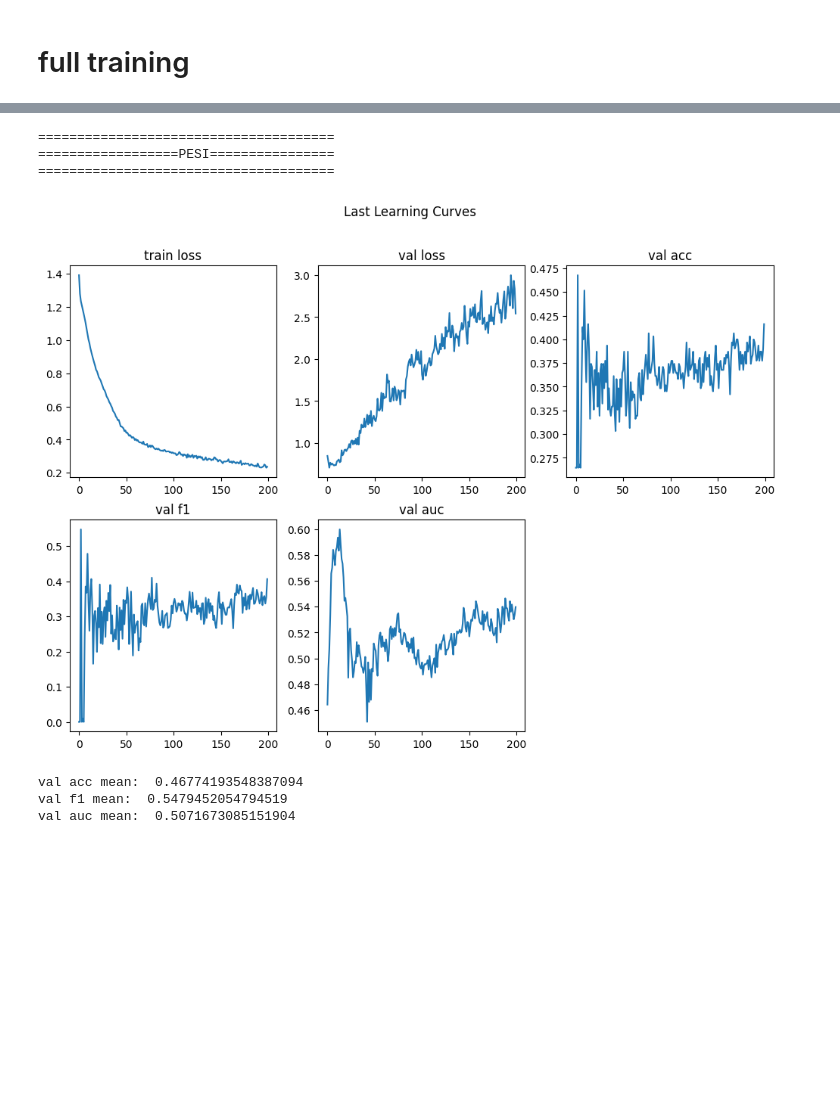
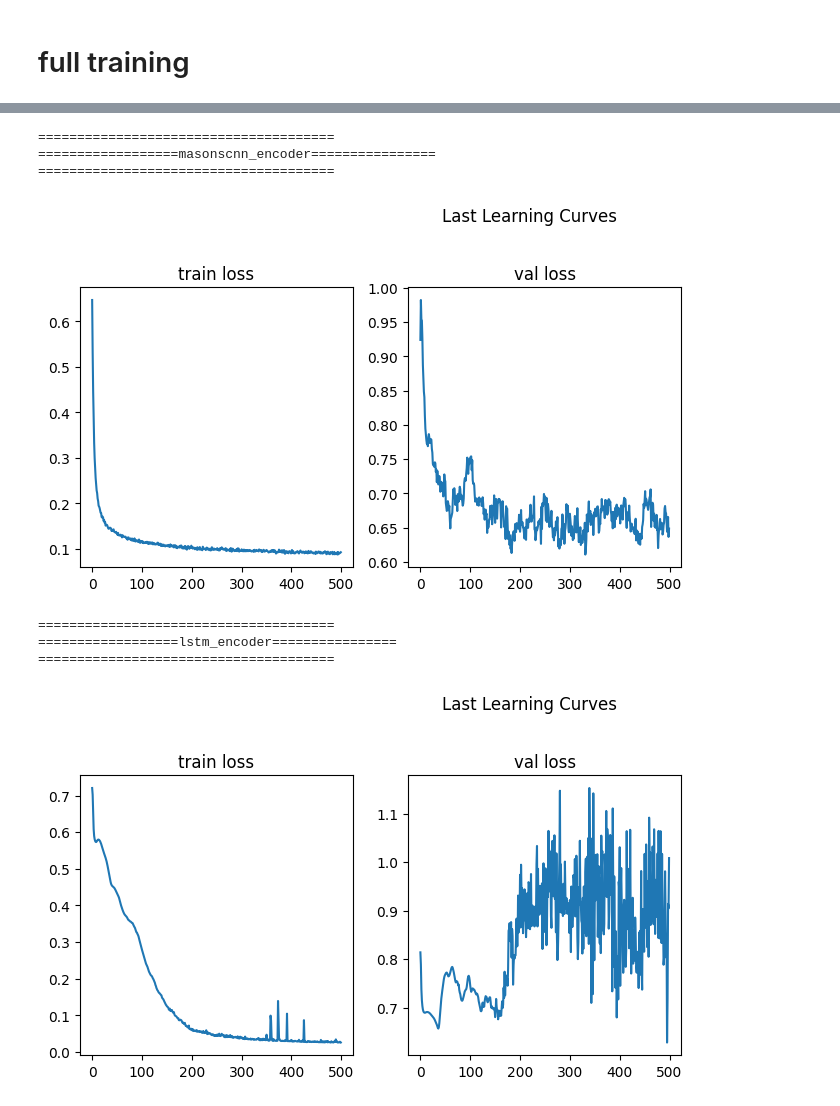
Before and after one commit to ZhangWan-byte/Transformer4Ab, a Jupyter notebook: SAbDab_Transformer.ipynb, the cells around one changed output, grey strips where cells are left out. Saved outputs shown, nothing was run; the diff lists cells and outputs as text; code cells hidden in the pictures; blank space fills up the shorter version.

```diff
--- a/SAbDab_Transformer.ipynb
+++ b/SAbDab_Transformer.ipynb
@@ -1317,10 +1372,14 @@ val auc mean:  0.5854193410355156
-# %%
-evaluate("PESI")
-# %% [output]
-======================================
-==================PESI================
-======================================
-[figure, removed]
-val acc mean:  0.46774193548387094
-val f1 mean:  0.5479452054794519
-val auc mean:  0.5071673085151904
+# %%
+evaluate("masonscnn_encoder", use_pair=True)
+# %% [output]
+======================================
+==================masonscnn_encoder================
+======================================
+[figure, added]
+# %%
+evaluate("lstm_encoder", use_pair=True)
+# %% [output]
+======================================
+==================lstm_encoder================
+======================================
+[figure, added]
```
Also changed, not shown: parts of 10 cells of this notebook, 4 other files.
